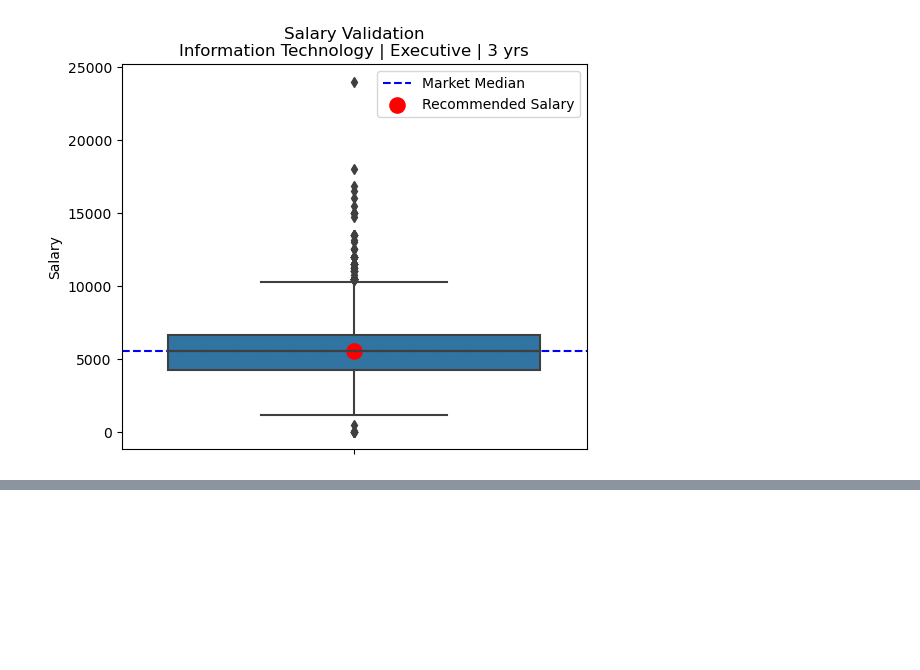
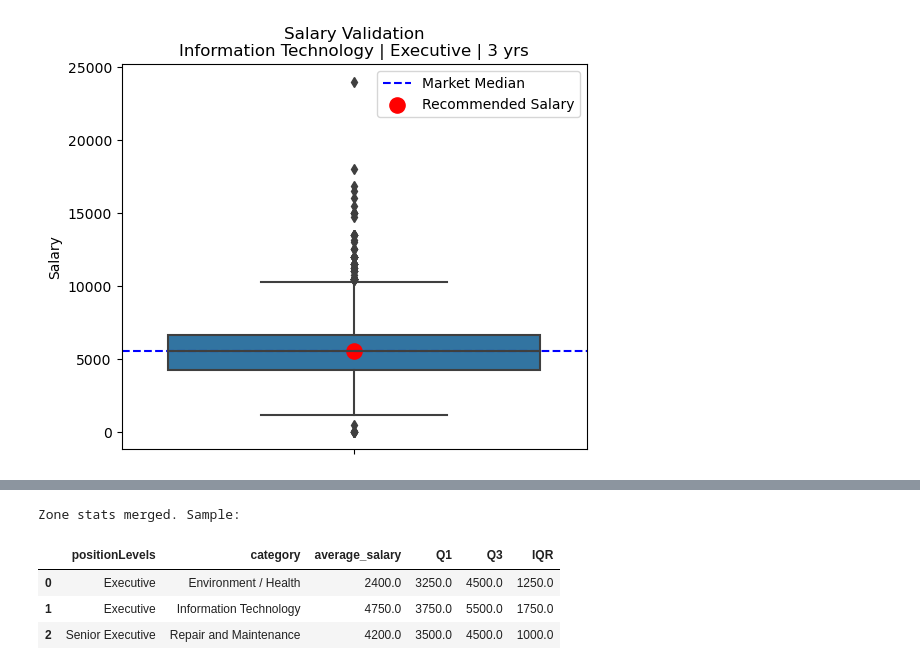
Before and after one commit to oasisgem/Module1Hackathon, a Jupyter notebook: job_postings_salary_benchmark.ipynb, the cells around one changed output, grey strips where cells are left out. Drawn from its saved outputs; the diff is of its cells as text; code cells hidden in the pictures; blank space fills up the shorter version.

```diff
--- a/job_postings_salary_benchmark.ipynb
+++ b/job_postings_salary_benchmark.ipynb
@@ -219,0 +437,17 @@ plt.show()
+# %%
+# ── Step 9a: Compute Q1, Q3, IQR per positionLevel ──────────────────────────
+grp_stats = (
+    df.groupby('positionLevels', observed=True)['average_salary']
+    .agg(
+        Q1=lambda x: x.quantile(0.25),
+        Q3=lambda x: x.quantile(0.75)
+    )
+    .reset_index()
+)
+
+grp_stats['IQR']   = grp_stats['Q3'] - grp_stats['Q1']
+grp_stats['lower'] = (grp_stats['Q1'] - 1.5 * grp_stats['IQR']).clip(lower=500)
+grp_stats['upper'] =  grp_stats['Q3'] + 1.5 * grp_stats['IQR']
+
+print('IQR fences per position level:')
+print(grp_stats.to_string(index=False))
@@ -219,0 +509,31 @@ plt.show()
+# %%
+# ── Step 10a: Recompute Q1, Q3, IQR on clean data ───────────────────────────
+# Group by both positionLevels AND category for a finer benchmark
+zone_stats = (
+    df.groupby(['positionLevels', 'category'], observed=True)['average_salary']
+    .agg(
+        Q1=lambda x: x.quantile(0.25),
+        Q3=lambda x: x.quantile(0.75)
+    )
+    .reset_index()
+)
+
+zone_stats['IQR']         = zone_stats['Q3'] - zone_stats['Q1']
+zone_stats['fence_lower'] = (zone_stats['Q1'] - 1.5 * zone_stats['IQR']).clip(lower=0)
+zone_stats['fence_upper'] =  zone_stats['Q3'] + 1.5 * zone_stats['IQR']
+
+# Merge back
+df = df.merge(
+    zone_stats[['positionLevels', 'category', 'Q1', 'Q3', 'IQR', 'fence_lower', 'fence_upper']],
+    on=['positionLevels', 'category'],
+    how='left'
+)
+
+print(f'Zone stats merged. Sample:')
+df[['positionLevels', 'category', 'average_salary', 'Q1', 'Q3', 'IQR']].head(3)
+# %% [output]
+Zone stats merged. Sample:
+|  | positionLevels | category | average_salary | Q1 | Q3 | IQR |
+| 0 | Executive | Environment / Health | 2400.0 | 3250.0 | 4500.0 | 1250.0 |
+| 1 | Executive | Information Technology | 4750.0 | 3750.0 | 5500.0 | 1750.0 |
+| 2 | Senior Executive | Repair and Maintenance | 4200.0 | 3500.0 | 4500.0 | 1000.0 |
```
Also changed, not shown: parts of 21 cells of this notebook.
